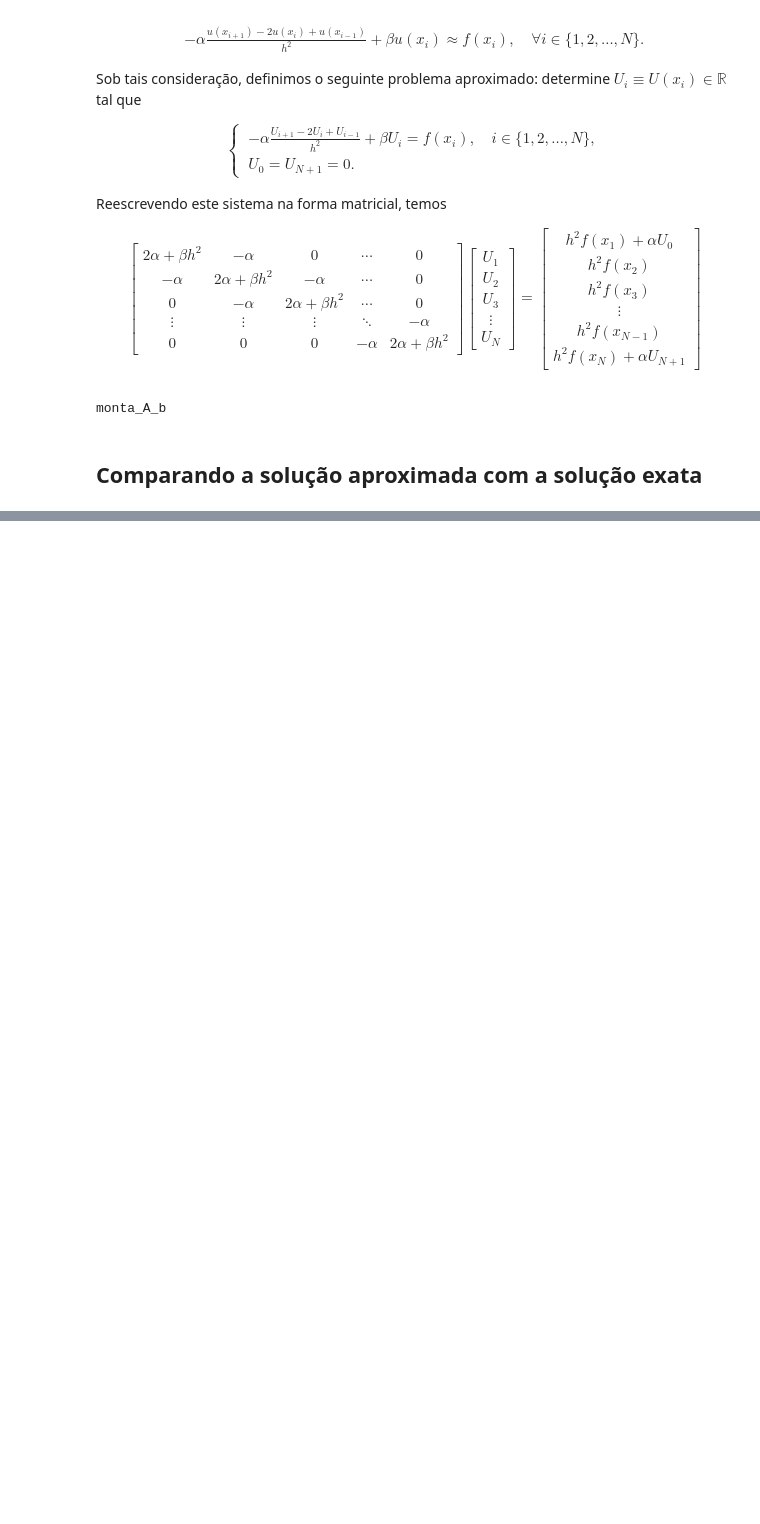
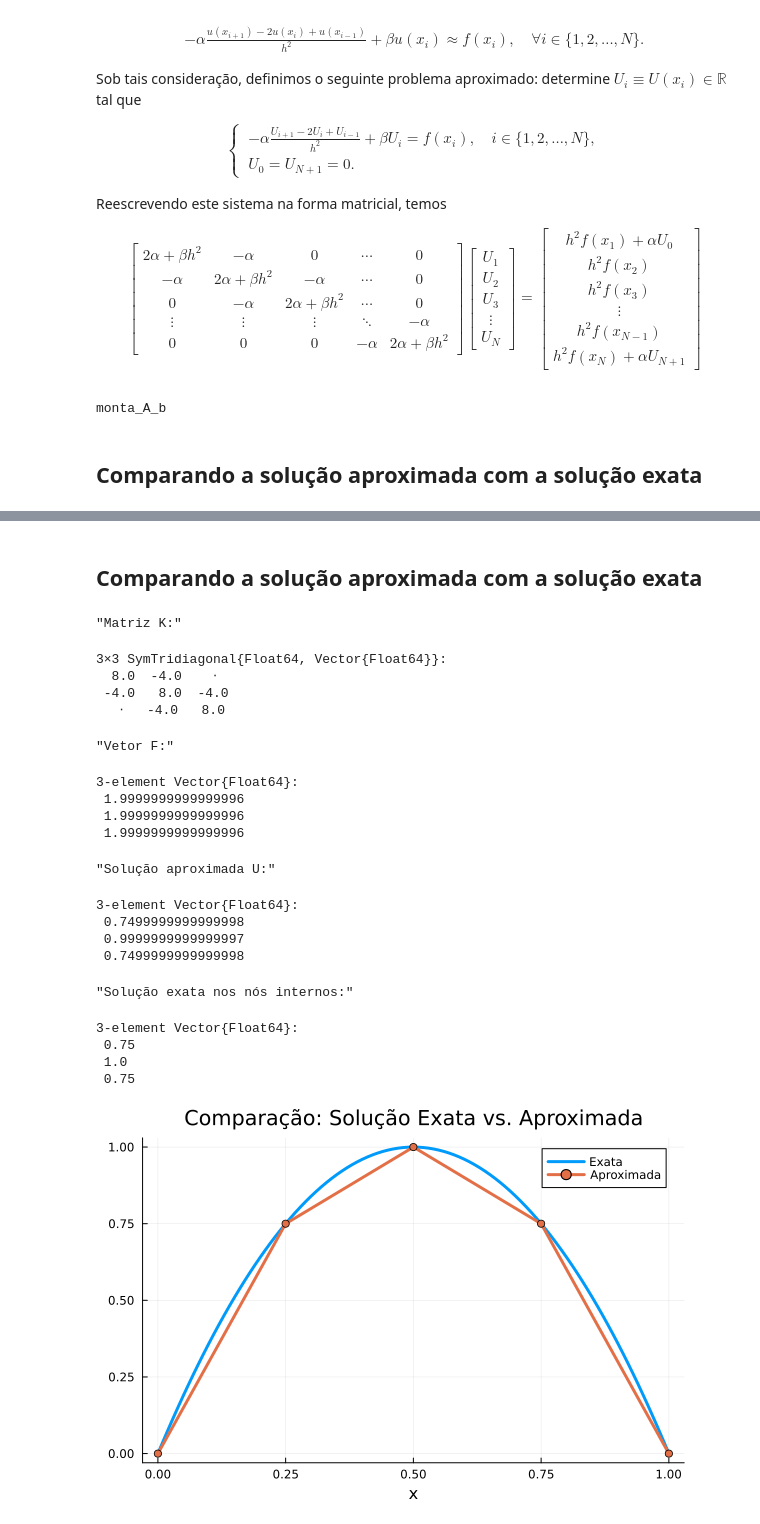
Before and after one commit to bacarmo/Elementos_Finitos, a Jupyter notebook: Eliptica_1D.ipynb, the cells around one changed output, grey strips where cells are left out. Drawn from its saved outputs; the diff is of its cells as text; code cells hidden in the pictures; blank space fills up the shorter version.

```diff
--- a/Eliptica_1D.ipynb
+++ b/Eliptica_1D.ipynb
@@ -227,0 +333,14 @@ estudo_do_erro(4)
+# %%
+using LinearAlgebra
+
+"Constrói e retorna a matriz tridiagonal simétrica `K` de tamanho `m x m`"
+function monta_K(α::Float64, β::Float64, m::Int) :: SymTridiagonal{Float64}
+    h = 1.0 / (m + 1)  # Tamanho do passo
+
+    diag_principal = fill(2.0*α/h + 2.0*β*h/3.0, m)     # Diagonal principal
+    diag_superior_infeiror  = fill(-α/h + β*h/6.0, m-1) # Diagonal superior e inferior
+
+    K = SymTridiagonal(diag_principal, diag_superior_infeiror)  # Cria a matriz tridiagonal
+
+    return K
+end
@@ -227,0 +459,62 @@ estudo_do_erro(4)
+# %% [markdown]
+## Comparando a solução aproximada com a solução exata
+# %%
+# Carrega o exemplo escolhido
+exemplo = 3
+α, β, f, u = dados_de_entrada(exemplo)
+
+# Define o número de nós internos na malha
+N = 3
+
+# Constrói a matriz K e o vetor F
+K = monta_K(α, β, N)
+F = monta_F(f, N)
+
+# Exibe a matriz K (sistema linear) e o vetor F (vetor força)
+display("Matriz K:")
+display(K)
+display("Vetor F:")
+display(F)
+
+# Resolve o sistema linear K * c = F para obter os coeficientes solução aproximada u_h(x)
+c = K \ F
+display("Solução aproximada U:")
+display(c)
+
+# Exibe a solução exata nos nos internos da malha
+display("Solução exata nos nós internos:")
+h = 1.0 / (N + 1)  # Tamanho do passo
+display(u.(h:h:1-h))
+
+# Define a discretização da malha com N nós internos, incluindo os pontos de fronteira
+malha = LinRange(0, 1, N+2)
+
+# Gera o gráfico comparando a solução aproximada com a solução exata
+plt = plot(0:0.01:1, u.(0:0.01:1), label="Exata", lw=3, title="Comparação: Solução Exata vs. Aproximada")
+plot!(plt, malha, [0; c; 0], label="Aproximada", lw=3, linestyle=:solid, markershape=:circle) # O "!" adiciona ao gráfico existente
+xlabel!("x")  # Adiciona o rótulo ao eixo x
+
+# Exibe o gráfico final
+display(plt)
+# %% [output]
+"Matriz K:"
+3×3 SymTridiagonal{Float64, Vector{Float64}}:
+  8.0  -4.0    ⋅
+ -4.0   8.0  -4.0
+   ⋅   -4.0   8.0
+"Vetor F:"
+3-element Vector{Float64}:
+ 1.9999999999999996
+ 1.9999999999999996
+ 1.9999999999999996
+"Solução aproximada U:"
+3-element Vector{Float64}:
+ 0.7499999999999998
+ 0.9999999999999997
+ 0.7499999999999998
+"Solução exata nos nós internos:"
+3-element Vector{Float64}:
+ 0.75
+ 1.0
+ 0.75
+[figure, added]
```
Also changed, not shown: parts of 14 cells of this notebook, 5 other files.
